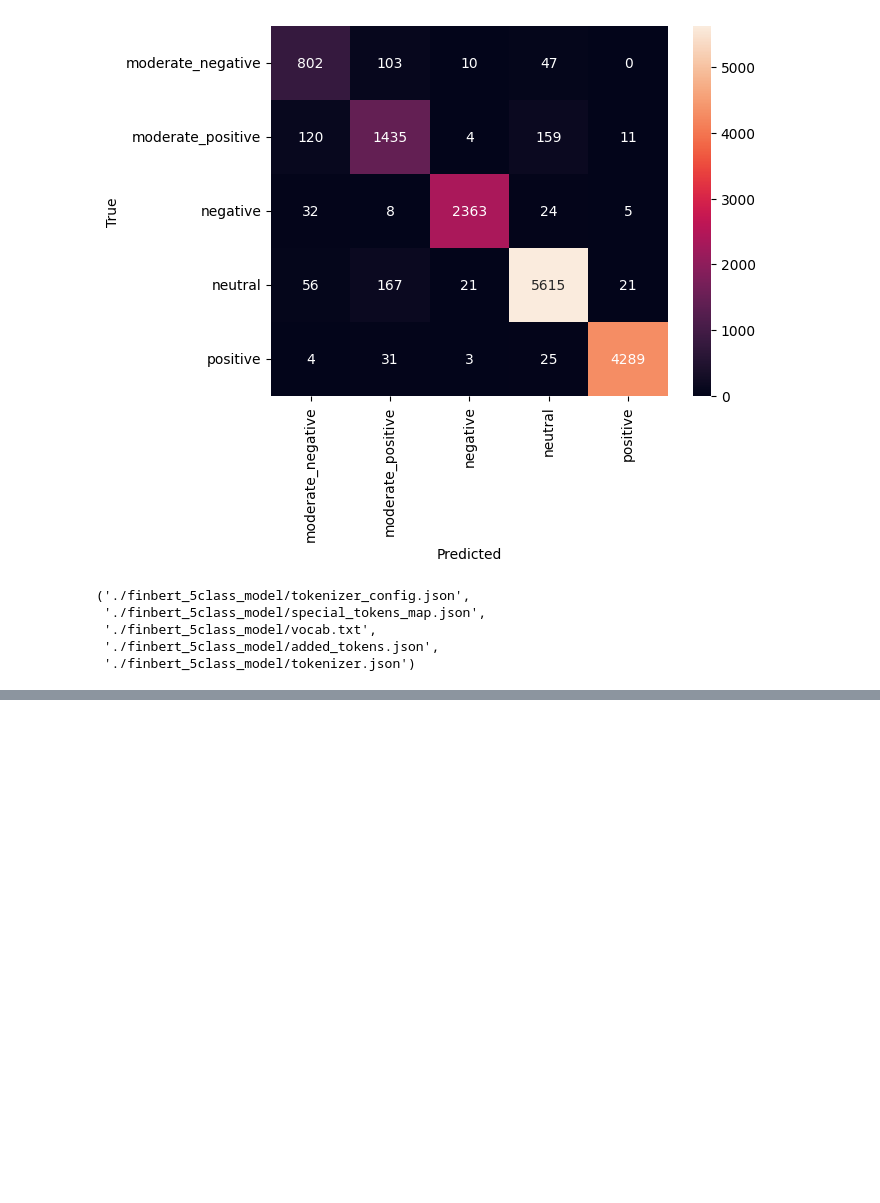
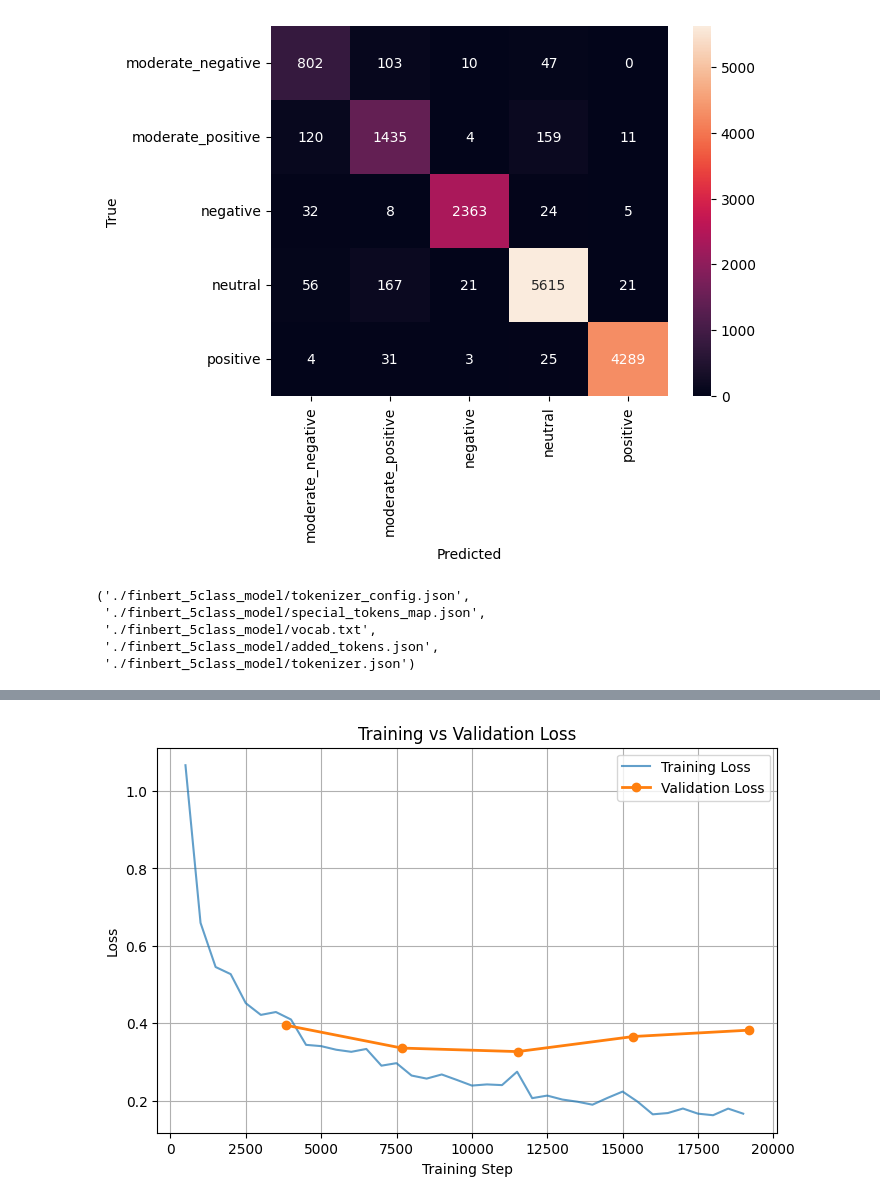
Before and after one commit to Eloiseedwards/Assessment-2, a Jupyter notebook: Dan M/finBERT.ipynb, the cells around one changed output, grey strips where cells are left out. Drawn from its saved outputs; the diff is of its cells as text; code cells hidden in the pictures; blank space fills up the shorter version.

```diff
--- a/Dan M/finBERT.ipynb
+++ b/Dan M/finBERT.ipynb
@@ -369,0 +379,26 @@ Training Accuracy (epoch 1): 0.8944
+# %%
+import matplotlib.pyplot as plt
+import pandas as pd
+
+# Load logs
+logs = pd.DataFrame(trainer.state.log_history)
+
+train_loss = logs.dropna(subset=["loss"])
+eval_loss = logs.dropna(subset=["eval_loss"])
+
+plt.figure(figsize=(8,5))
+
+# Training loss is logged per step
+plt.plot(train_loss["step"], train_loss["loss"], label="Training Loss", alpha=0.7)
+
+# Validation loss is logged per epoch, so use epoch instead of step
+plt.plot(eval_loss["step"], eval_loss["eval_loss"], marker="o", label="Validation Loss", linewidth=2)
+
+plt.xlabel("Training Step")
+plt.ylabel("Loss")
+plt.title("Training vs Validation Loss")
+plt.legend()
+plt.grid(True)
+plt.show()
+# %% [output]
+[figure, added]
```
Also changed, not shown: parts of 5 cells of this notebook.
